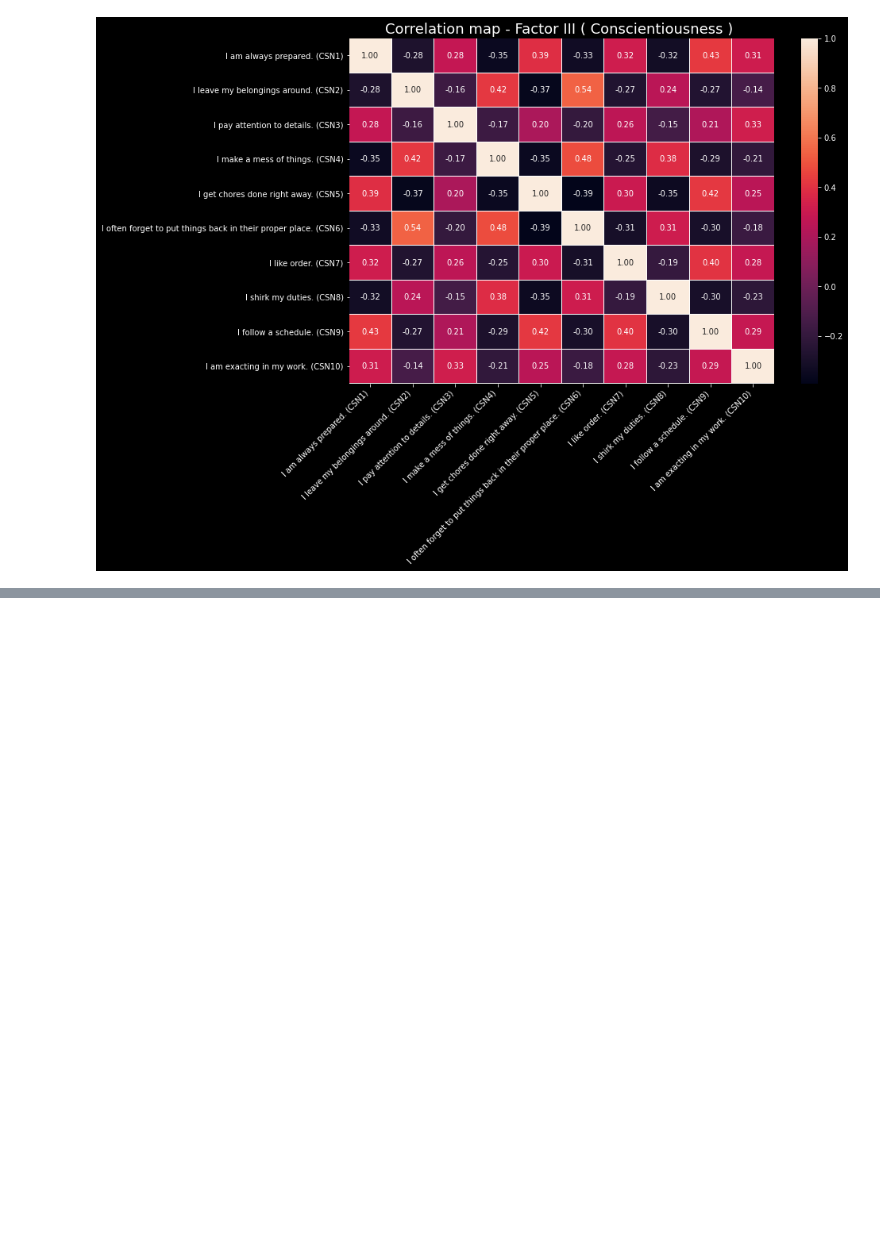
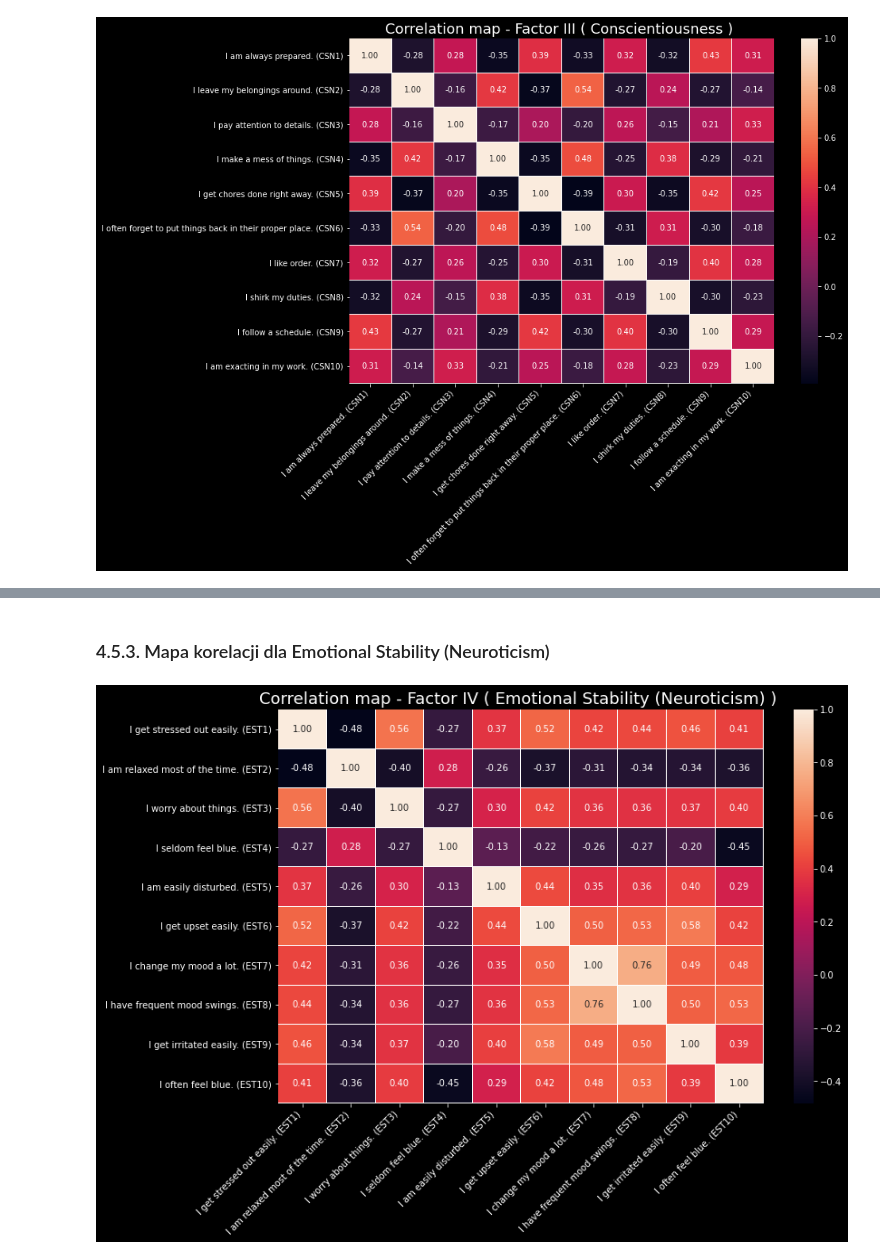
Before and after one commit to ArminD93/BigFivePersonalityTest, a Jupyter notebook: BigFivePersonality.ipynb, the cells around one changed output, grey strips where cells are left out. Saved outputs shown, nothing was run; the diff lists cells and outputs as text; code cells hidden in the pictures; blank space fills up the shorter version.

Commit message:
Przygotowanie mapy korelacji dla zagadnień ze zbioru Emotional Stability (Neuroticism)

```diff
--- a/BigFivePersonality.ipynb
+++ b/BigFivePersonality.ipynb
@@ -1020,0 +1056,3 @@ make_corr_map(Factor_III_Conscientiousness_df, Factor_III_Conscientiousness_col_
+# %%
+Factor_IV_EmotionalStability_col_names =  BigFive.columns[10:20]
+Factor_IV_EmotionalStability_col_names
@@ -1020,0 +1063,3 @@ make_corr_map(Factor_III_Conscientiousness_df, Factor_III_Conscientiousness_col_
+# %%
+Factor_IV_EmotionalStability_df = make_factor_df(Factor_IV_EmotionalStability_col_names)
+Factor_IV_EmotionalStability_df
@@ -1020,0 +1081,15 @@ make_corr_map(Factor_III_Conscientiousness_df, Factor_III_Conscientiousness_col_
+# %%
+Factor_IV_EmotionalStability_names_list = [
+                                    "I get stressed out easily. (EST1)",
+                                    "I am relaxed most of the time. (EST2)",
+                                    "I worry about things. (EST3)",
+                                    "I seldom feel blue. (EST4)",
+                                    "I am easily disturbed. (EST5)",
+                                    "I get upset easily. (EST6)",
+                                    "I change my mood a lot. (EST7)",
+                                    "I have frequent mood swings. (EST8)",
+                                    "I get irritated easily. (EST9)",
+                                    "I often feel blue. (EST10)"
+                                    ]
+
+Factor_IV_EmotionalStability_names_list
@@ -1021,3 +1107,12 @@ make_corr_map(Factor_III_Conscientiousness_df, Factor_III_Conscientiousness_col_
+# %% [markdown]
+### <a name='21'></a>4.5.3. Mapa korelacji dla Emotional Stability (Neuroticism)
+# %%
+make_corr_map(Factor_IV_EmotionalStability_df,
+              Factor_IV_EmotionalStability_col_names,
+              Factor_IV_EmotionalStability_names_list,
+              title='Correlation map - Factor IV ( Emotional Stability (Neuroticism) ) ')
+# %% [output]
+[figure, added]
 # %%
 # np 5 krajów o najwyższym poziomie:
 
```
Also changed, not shown: parts of 6 cells of this notebook.
